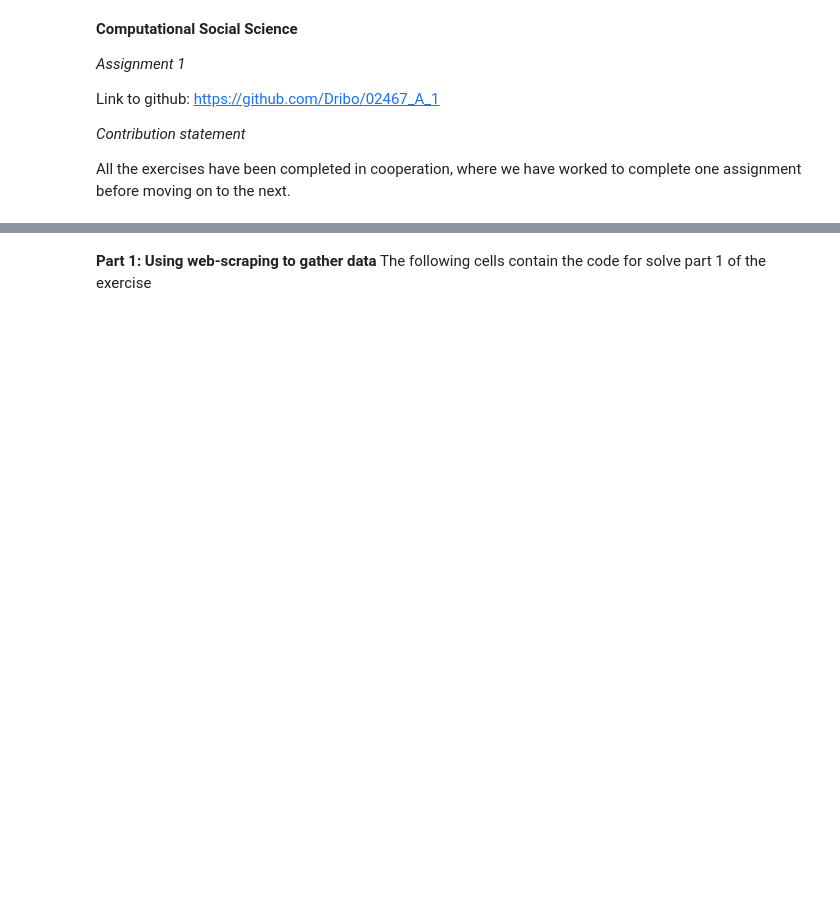
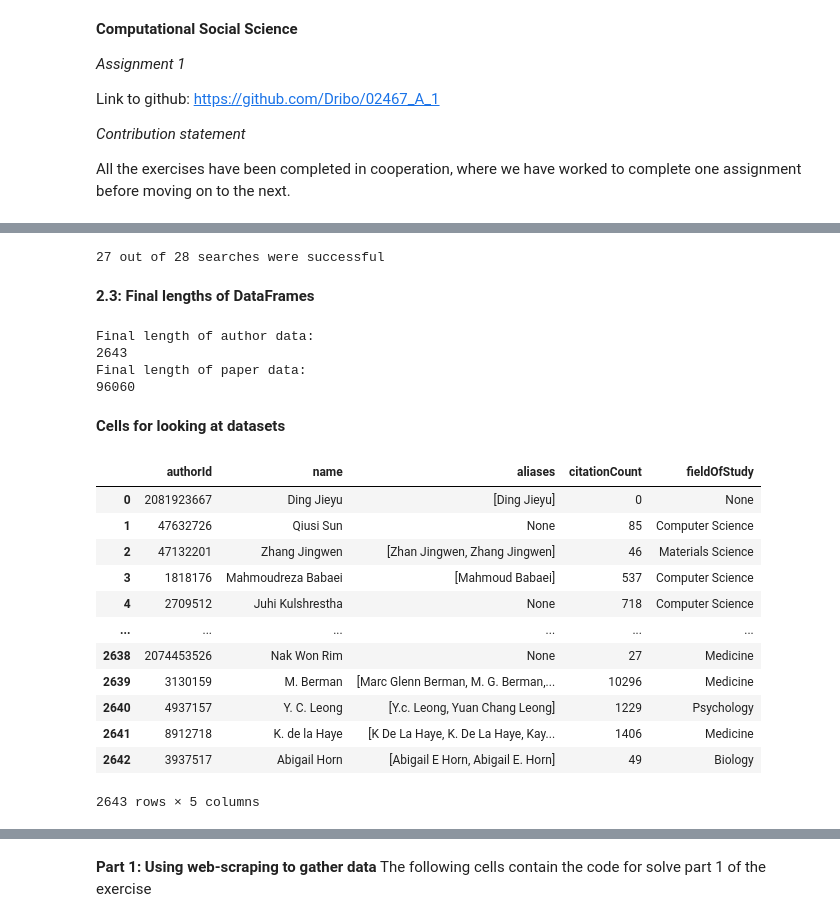
Before and after one commit to Dribo/02467_A_1, a Jupyter notebook: Assignment1.ipynb, the cells around one changed output, grey strips where cells are left out. Cells and saved outputs as stored; diff of their text form; code cells hidden in the pictures; blank space fills up the shorter version.

```diff
--- a/Assignment1.ipynb
+++ b/Assignment1.ipynb
@@ -10,0 +200,38 @@ All the exercises have been completed in cooperation, where we have worked to co
+# %%
+"""
+        Compiles the list of JSON objects (dictionaries) into a list of DataFrames, then concatenated into a single DataFrame
+"""
+clean = [response_data for response_data in list_response_data if len(response_data) > 1]
+print(len(clean), "out of", len(list_response_data), "searches were successful")
+
+df_list_API_data = [pd.DataFrame.from_dict(response_data) for response_data in tqdm(clean)]
+df_API_data = pd.concat(df_list_API_data, ignore_index=True)
+# %% [output]
+27 out of 28 searches were successful
+# %%
+"""
+        Creates a new column 'fieldOfStudy' using a helper function, which returns field directly from the 'papers' data.
+"""
+def get_field_of_study(list_papers):
+    if len(list_papers) == 0:
+        return None
+    try:
+        dict_field_count = defaultdict(lambda: 0)
+        for paper in list_papers:
+            list_field = paper['fieldsOfStudy']
+            if not list_field is None:
+                for field in list_field:
+                    dict_field_count[field] = dict_field_count[field] + 1
+
+        return max(dict_field_count, key=dict_field_count.get)
+    except KeyError: # When list_papers not a list but empty type
+        return None
+    except ValueError: # When dict is empty
+        return None
+
+df_API_data['fieldOfStudy'] = df_API_data.apply(lambda x: get_field_of_study(x['papers']), axis=1)
+# %%
+"""
+        Finally, the Author Dataset is created by taking the required columns from API_data
+"""
+df_author_dataset = df_API_data[['authorId', 'name', 'aliases', 'citationCount', 'fieldOfStudy']].copy()
@@ -10,0 +287,31 @@ All the exercises have been completed in cooperation, where we have worked to co
+# %% [markdown]
+**2.3: Final lengths of DataFrames**
+# %%
+print("Final length of author data:",
+      len(df_author_dataset),
+      "Final length of paper data:",
+      len(df_Final_Paper_data), sep='\n'
+      )
+# %% [output]
+Final length of author data:
+2643
+Final length of paper data:
+96060
+# %% [markdown]
+**Cells for looking at datasets**
+# %%
+df_author_dataset
+# %% [output]
+|  | authorId | name | aliases | citationCount | fieldOfStudy |
+| 0 | 2081923667 | Ding Jieyu | [Ding Jieyu] | 0 | None |
+| 1 | 47632726 | Qiusi Sun | None | 85 | Computer Science |
+| 2 | 47132201 | Zhang Jingwen | [Zhan Jingwen, Zhang Jingwen] | 46 | Materials Science |
+| 3 | 1818176 | Mahmoudreza Babaei | [Mahmoud Babaei] | 537 | Computer Science |
+| 4 | 2709512 | Juhi Kulshrestha | None | 718 | Computer Science |
+| ... | ... | ... | ... | ... | ... |
+| 2638 | 2074453526 | Nak Won Rim | None | 27 | Medicine |
+| 2639 | 3130159 | M. Berman | [Marc Glenn Berman, M. G. Berman,... | 10296 | Medicine |
+| 2640 | 4937157 | Y. C. Leong | [Y.c. Leong, Yuan Chang Leong] | 1229 | Psychology |
+| 2641 | 8912718 | K. de la Haye | [K De La Haye, K. De La Haye, Kay... | 1406 | Medicine |
+| 2642 | 3937517 | Abigail Horn | [Abigail E Horn, Abigail E. Horn] | 49 | Biology |
+2643 rows × 5 columns
```
Also changed, not shown: parts of 25 cells of this notebook.
